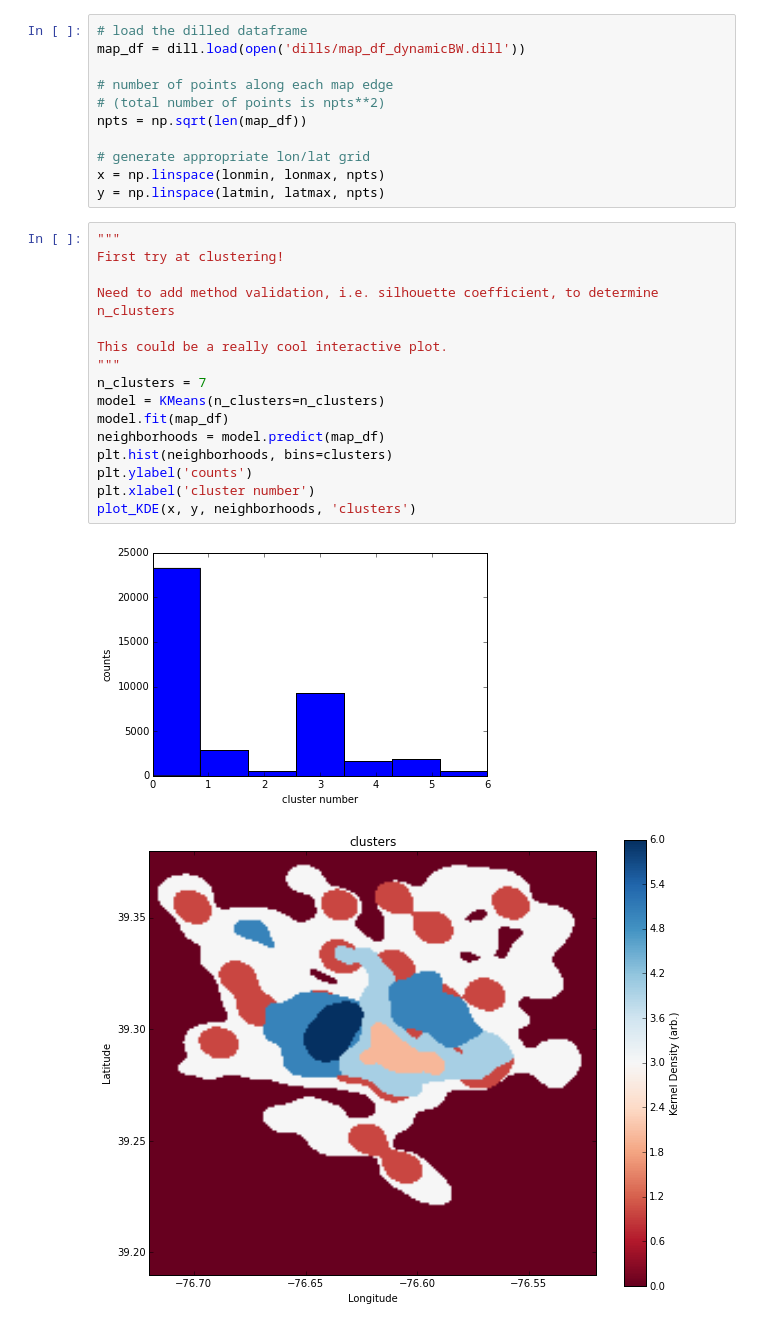
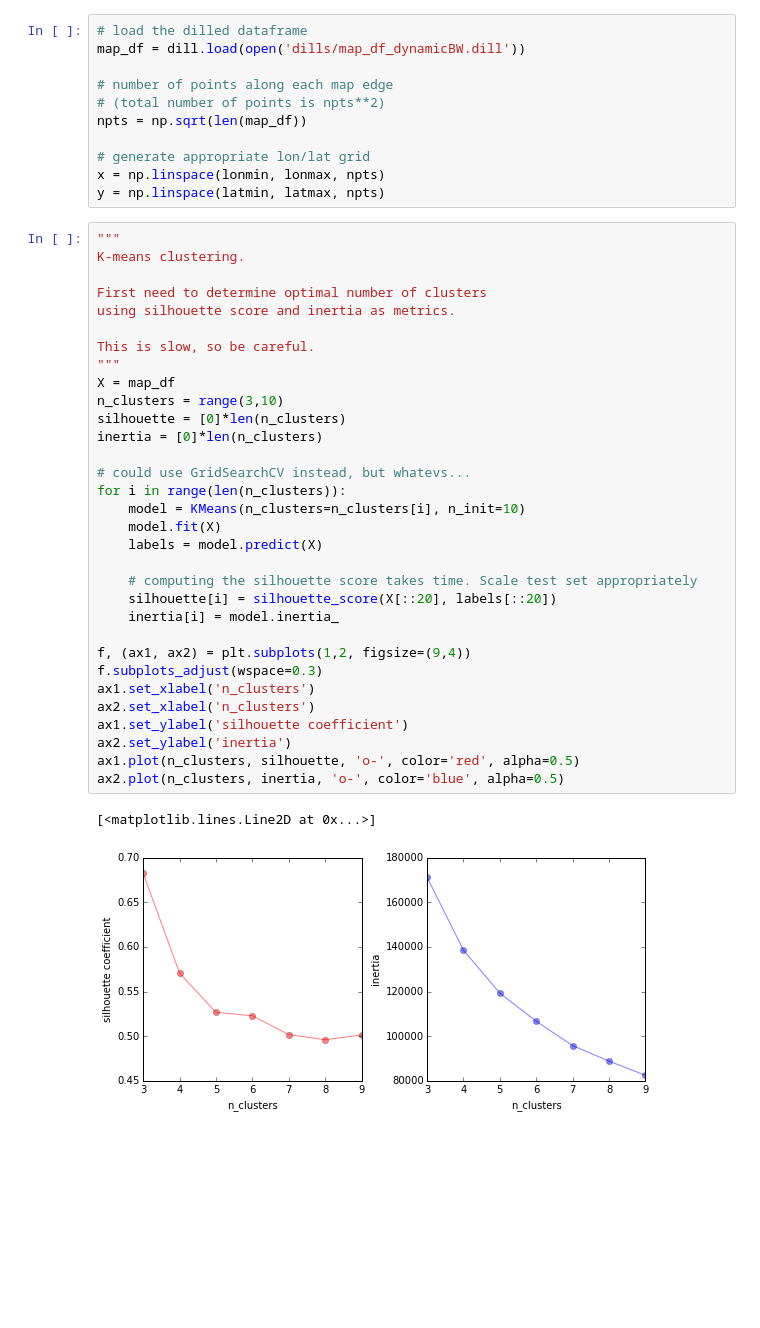
Before and after one commit to dvdwllc/stomping-grounds, a Jupyter notebook: clustering.ipynb, the cells around one changed output. Cells and saved outputs as stored; diff of their text form; blank space fills up the shorter version.

```diff
--- a/clustering.ipynb
+++ b/clustering.ipynb
@@ -23,22 +25,38 @@ npts = np.sqrt(len(map_df))
 # generate appropriate lon/lat grid
 x = np.linspace(lonmin, lonmax, npts)
 y = np.linspace(latmin, latmax, npts)
-# %%
-"""
-First try at clustering!
-
-Need to add method validation, i.e. silhouette coefficient, to determine n_clusters
-
-This could be a really cool interactive plot.
-"""
-n_clusters = 7
-model = KMeans(n_clusters=n_clusters)
-model.fit(map_df)
-neighborhoods = model.predict(map_df)
-plt.hist(neighborhoods, bins=clusters)
-plt.ylabel('counts')
-plt.xlabel('cluster number')
-plot_KDE(x, y, neighborhoods, 'clusters')
-# %% [output]
-[figure, removed]
-[figure, removed]
+# %%
+"""
+K-means clustering.
+
+First need to determine optimal number of clusters
+using silhouette score and inertia as metrics.
+
+This is slow, so be careful.
+"""
+X = map_df
+n_clusters = range(3,10)
+silhouette = [0]*len(n_clusters)
+inertia = [0]*len(n_clusters)
+
+# could use GridSearchCV instead, but whatevs...
+for i in range(len(n_clusters)):
+    model = KMeans(n_clusters=n_clusters[i], n_init=10)
+    model.fit(X)
+    labels = model.predict(X)
+
+    # computing the silhouette score takes time. Scale test set appropriately
+    silhouette[i] = silhouette_score(X[::20], labels[::20])
+    inertia[i] = model.inertia_
+
+f, (ax1, ax2) = plt.subplots(1,2, figsize=(9,4))
+f.subplots_adjust(wspace=0.3)
+ax1.set_xlabel('n_clusters')
+ax2.set_xlabel('n_clusters')
+ax1.set_ylabel('silhouette coefficient')
+ax2.set_ylabel('inertia')
+ax1.plot(n_clusters, silhouette, 'o-', color='red', alpha=0.5)
+ax2.plot(n_clusters, inertia, 'o-', color='blue', alpha=0.5)
+# %% [output]
+[<matplotlib.lines.Line2D at 0x...>]
+[figure, added]
```
Also changed, not shown: parts of 4 cells of this notebook, 2 other files.
